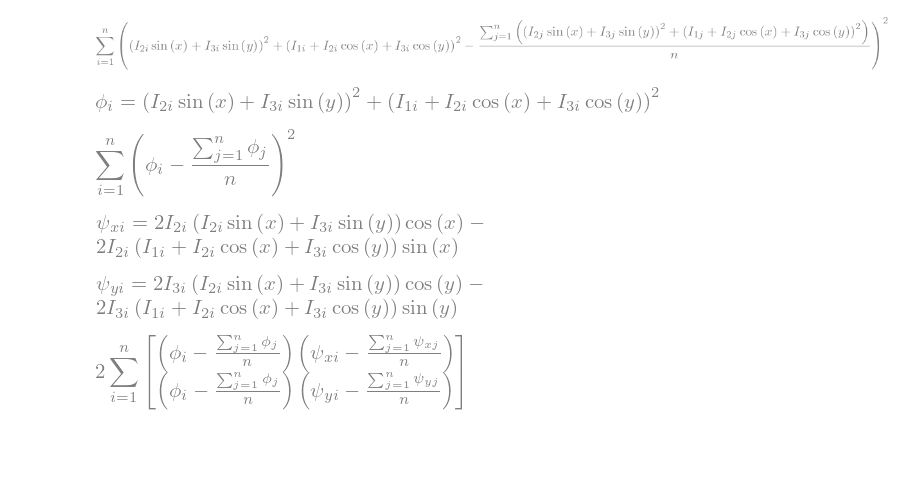
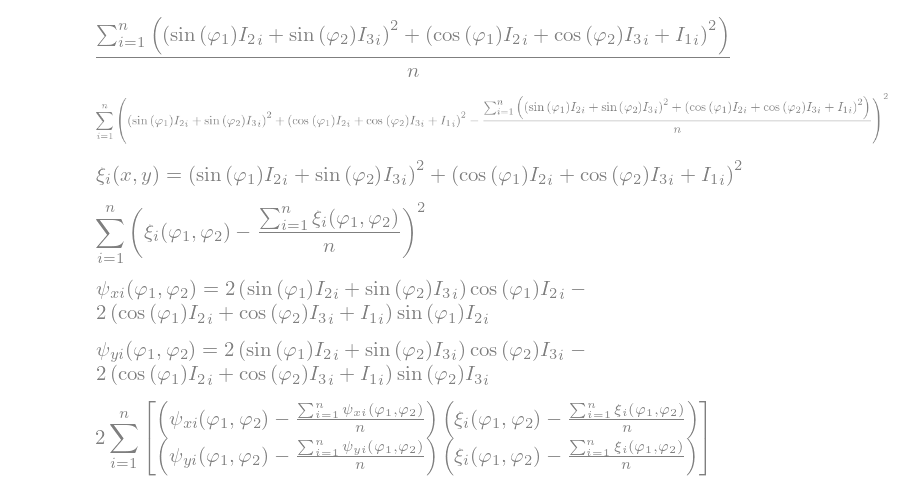
Before and after one commit to bilaljo/MiniPTI, a Jupyter notebook: gradient.ipynb, the cells around one changed output. Cells and saved outputs as stored; diff of their text form; code cells hidden in the pictures; blank space fills up the shorter version.

```diff
--- a/gradient.ipynb
+++ b/gradient.ipynb
@@ -9,13 +6,5 @@ i, n, j = symbols("i n j")
-# %%
-phi_i = (I_1i + I_2i * cos(x) + I_3i * cos(y)) ** 2 + (I_2i * sin(x) + I_3i * sin(y)) ** 2
-phi_j = (I_1j + I_2j * cos(x) + I_3j * cos(y)) ** 2 + (I_2j * sin(x) + I_3j * sin(y)) ** 2
-mean = 1/n * Sum(phi_j, (j, 1, n))
-mean
-circle = Sum((phi_i - mean) ** 2, (i, 1, n))
-circle
-# %% [output]
-[figure, removed]
-# %%
-Eq(S("phi_i"), (I_1i + I_2i * cos(x) + I_3i * cos(y)) ** 2 + (I_2i * sin(x) + I_3i * sin(y)) ** 2)
-# %% [output]
-[figure, removed]
+# %%
+phi_1, phi_2 = symbols("varphi_1 varphi_2")
+I_1, I_2, I_3 = IndexedBase("I_1", shape=400), IndexedBase("I_2", shape=400), IndexedBase("I_3", shape=400)
+i, n, j, k = symbols("i n j k")
+phi_i_symbol = Function("xi_i")(phi_1, phi_2)
@@ -22,26 +13,39 @@ Eq(S("phi_i"), (I_1i + I_2i * cos(x) + I_3i * cos(y)) ** 2 + (I_2i * sin(x) + I_
+# %%
+mean = 1/n * Sum(phi_i, (i, 1, n))
+mean
+# %% [output]
+[figure, added]
+# %%
+circle = Sum((phi_i - mean) ** 2, (i, 1, n))
+circle
+# %% [output]
+[figure, added]
+# %%
+Eq(S("xi_i(x,y)"), phi_i)
+# %% [output]
+[figure, added]
 # %%
-phi_i_symbol = symbols("phi_i")
-phi_j_symbol = symbols("phi_j")
-circle = Sum((phi_i_symbol - 1/n * Sum(phi_j_symbol, (j, 1, n))) ** 2, (i, 1, n))
-circle
+circle_symbolic = Sum((phi_i_symbol - 1/n * Sum(phi_i_symbol, (i, 1, n))) ** 2, (i, 1, n))
+circle_symbolic
 # %% [output]
-[figure, old version]
+[figure, new version]
-# %%
-psi_x_j = symbols("psi_x_j")
-psi_x_i= symbols("psi_x_i")
-Eq(psi_x_i, diff(phi_i, x))
-# %% [output]
-[figure, removed]
-# %%
-psi_y_j = symbols("psi_y_j")
-psi_y_i= symbols("psi_y_i")
-Eq(psi_y_i, diff(phi_i, y))
-# %% [output]
-[figure, removed]
+# %%
+psi_x = diff(phi_i, phi_1)
+psi_x_symbol = Function("psi_x_i")(phi_1, phi_2)
+Eq(psi_x_symbol, diff(phi_i, phi_1))
+# %% [output]
+[figure, added]
+# %%
+psi_y = diff(phi_i, phi_2)
+psi_y_symbol =  Function("psi_y_i")(phi_1, phi_2)
+Eq(psi_y_symbol, diff(phi_i, phi_2))
+# %% [output]
+[figure, added]
 # %%
-x_component = (psi_x_i - 1/n * Sum(psi_x_j, (j, 1, n)))
-y_component =  (psi_y_i - 1/n * Sum(psi_y_j, (j, 1, n)))
-gradient = 2 *Sum( (phi_i_symbol - 1/n * Sum(phi_j_symbol, (j, 1, n))) * Matrix([x_component, y_component]), (i, 1, n))
+x_component = (psi_x_symbol - 1/n * Sum(psi_x_symbol, (i, 1, n)))
+y_component =  (psi_y_symbol - 1/n * Sum(psi_y_symbol, (i, 1, n)))
+gradient = Matrix([x_component, y_component])
+gradient = 2 *Sum((phi_i_symbol - 1/n * Sum(phi_i_symbol, (i, 1, n))) * Matrix([x_component, y_component]), (i, 1, n))
 gradient
 # %% [output]
-[figure, old version]
+[figure, new version]
```
Also changed, not shown: parts of 5 cells of this notebook, 1 other file.
